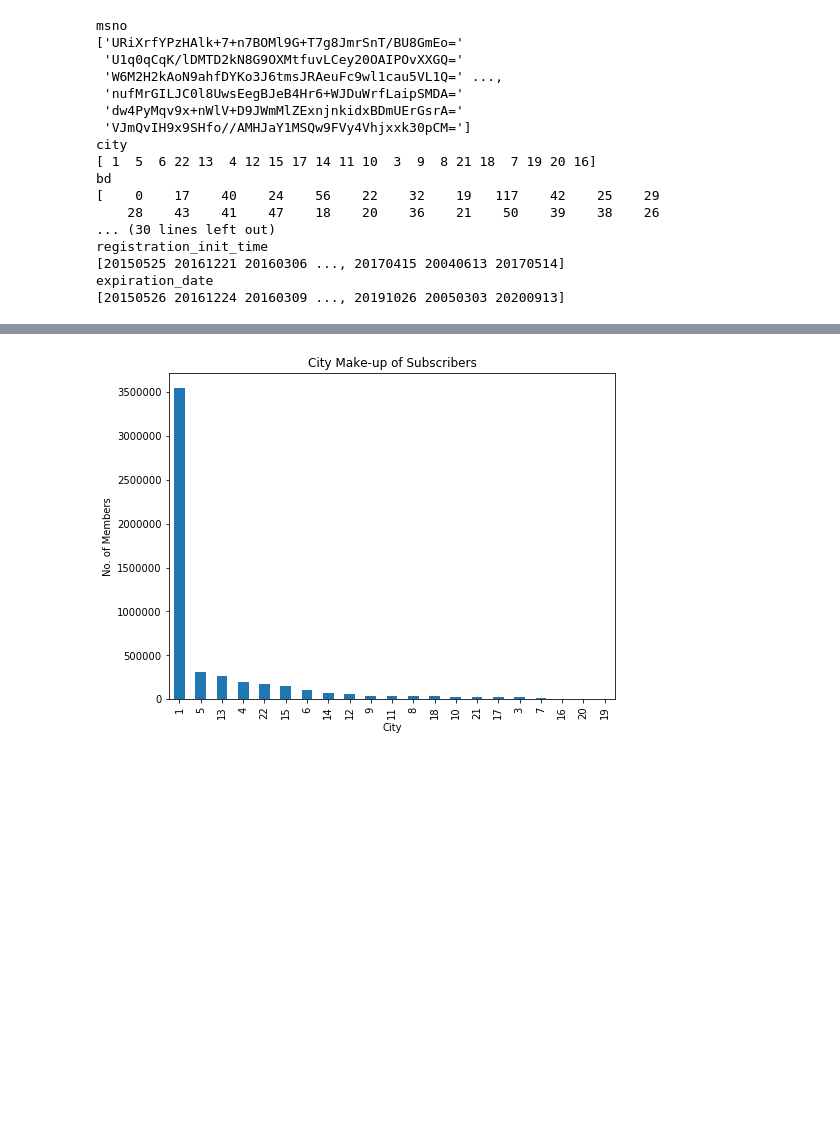
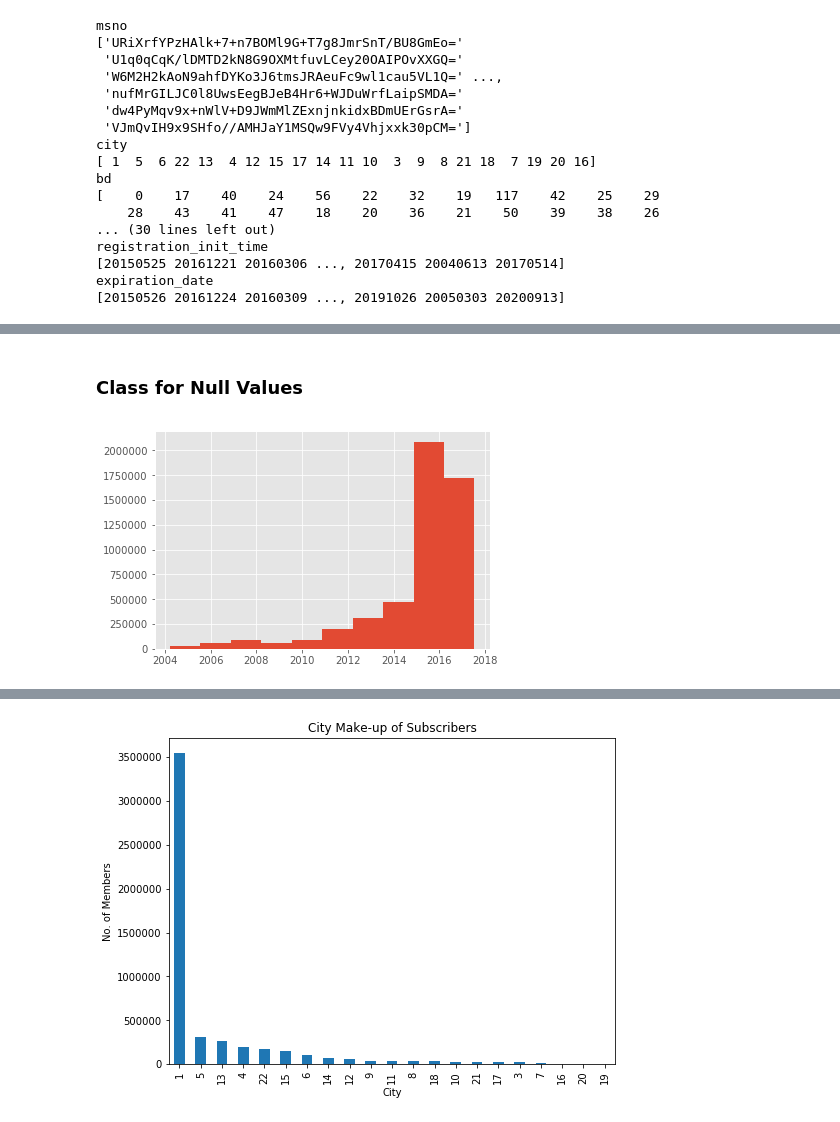
Before and after one commit to olaoluthomas/WSDM_kkbox, a Jupyter notebook: descriptive_data_discovery.ipynb, the cells around one changed output, grey strips where cells are left out. Cells and saved outputs as stored; diff of their text form; code cells hidden in the pictures; blank space fills up the shorter version.

```diff
--- a/descriptive_data_discovery.ipynb
+++ b/descriptive_data_discovery.ipynb
@@ -147,0 +171,2 @@ expiration_date
+# %% [markdown]
+### Class for Null Values
@@ -147,0 +203,5 @@ expiration_date
+# %%
+members['registration_init_time'].hist()
+plt.show()
+# %% [output]
+[figure, added]
```
Also changed, not shown: parts of 49 cells of this notebook, 2 other files.
